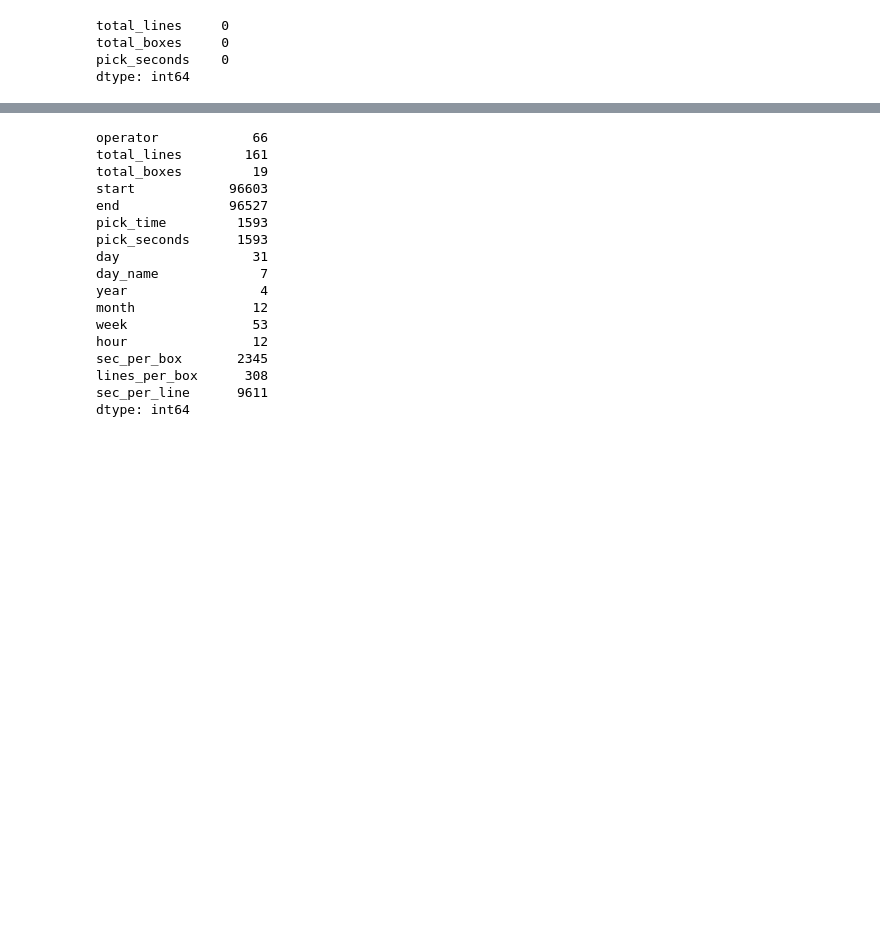
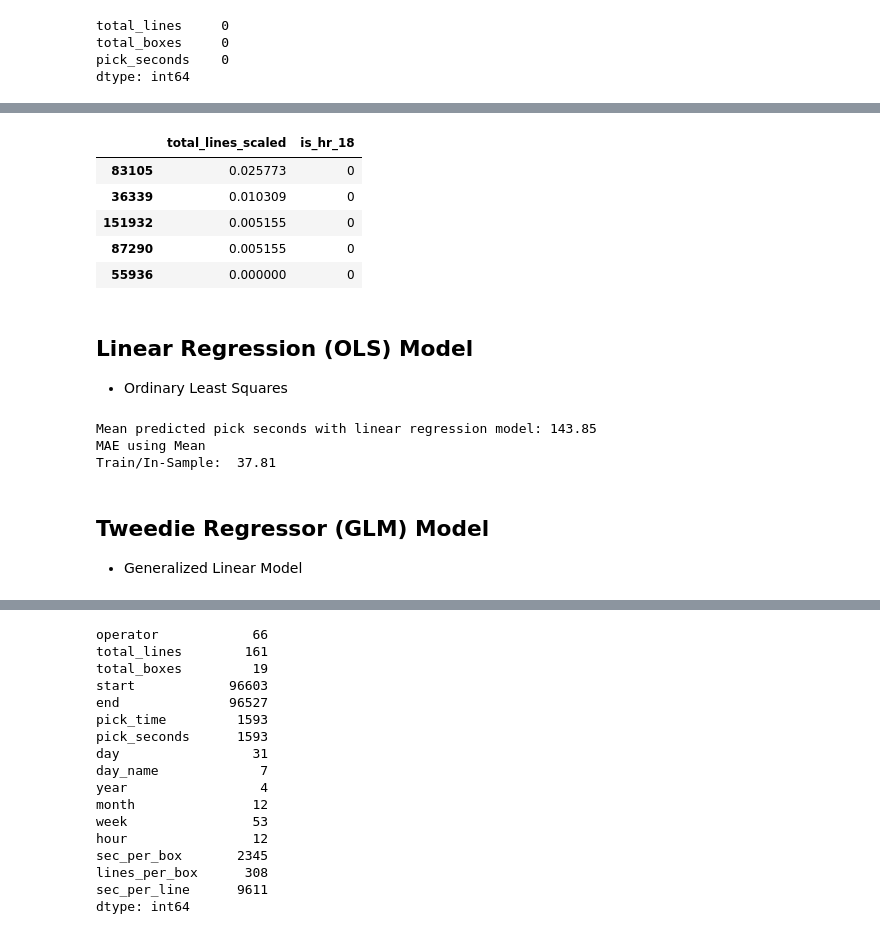
Before and after one commit to RyvynYoung/Supply_Chain, a Jupyter notebook: mvp.ipynb, the cells around one changed output, grey strips where cells are left out. Drawn from its saved outputs; the diff is of its cells as text; code cells hidden in the pictures; blank space fills up the shorter version.

```diff
--- a/mvp.ipynb
+++ b/mvp.ipynb
@@ -800,0 +874,13 @@ dtype: int64
+# %%
+X_train_scaled.head()
+# %% [output]
+|  | total_lines_scaled | is_hr_18 |
+| 83105 | 0.025773 | 0 |
+| 36339 | 0.010309 | 0 |
+| 151932 | 0.005155 | 0 |
+| 87290 | 0.005155 | 0 |
+| 55936 | 0.000000 | 0 |
+# %% [markdown]
+## Linear Regression (OLS) Model
+
+- Ordinary Least Squares
@@ -800,0 +898,11 @@ dtype: int64
+# %%
+lm_med_abs_train = median_absolute_error(y_train.pick_seconds, y_train.ps_pred_lm)
+print("MAE using Mean\nTrain/In-Sample: ", round(lm_med_abs_train, 2))
+# %% [output]
+Mean predicted pick seconds with linear regression model: 143.85
+MAE using Mean
+Train/In-Sample:  37.81
+# %% [markdown]
+## Tweedie Regressor (GLM) Model
+
+- Generalized Linear Model
```
Also changed, not shown: parts of 29 cells of this notebook.
